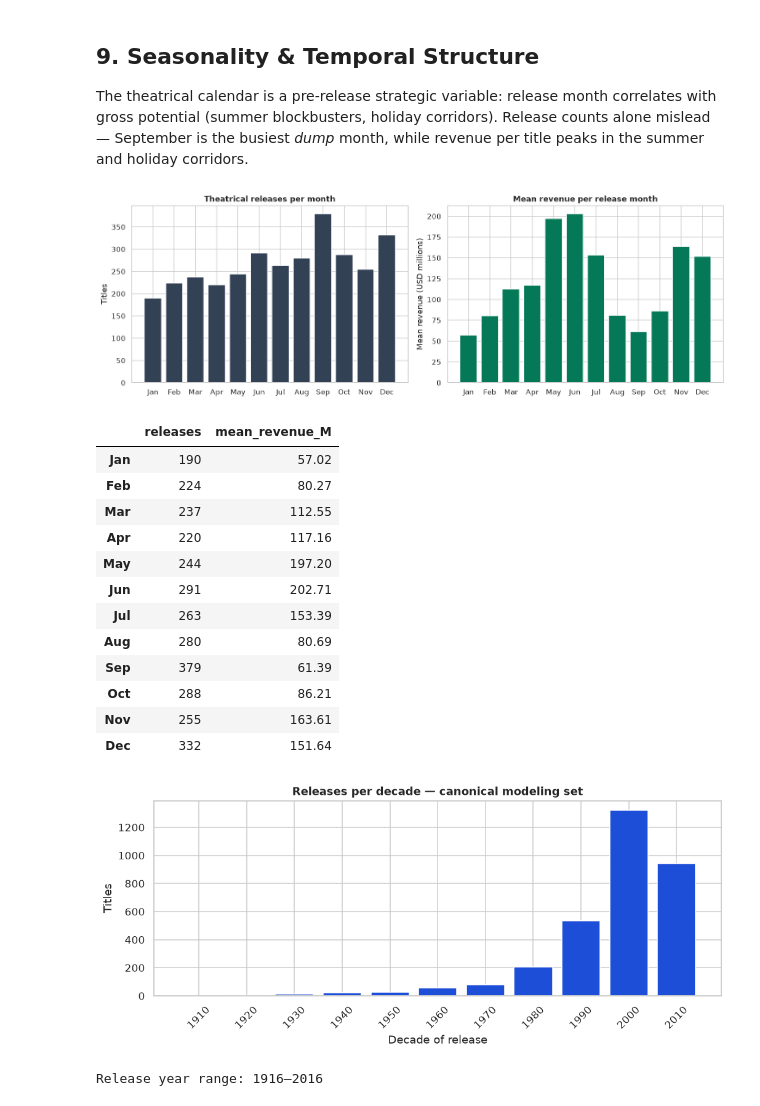
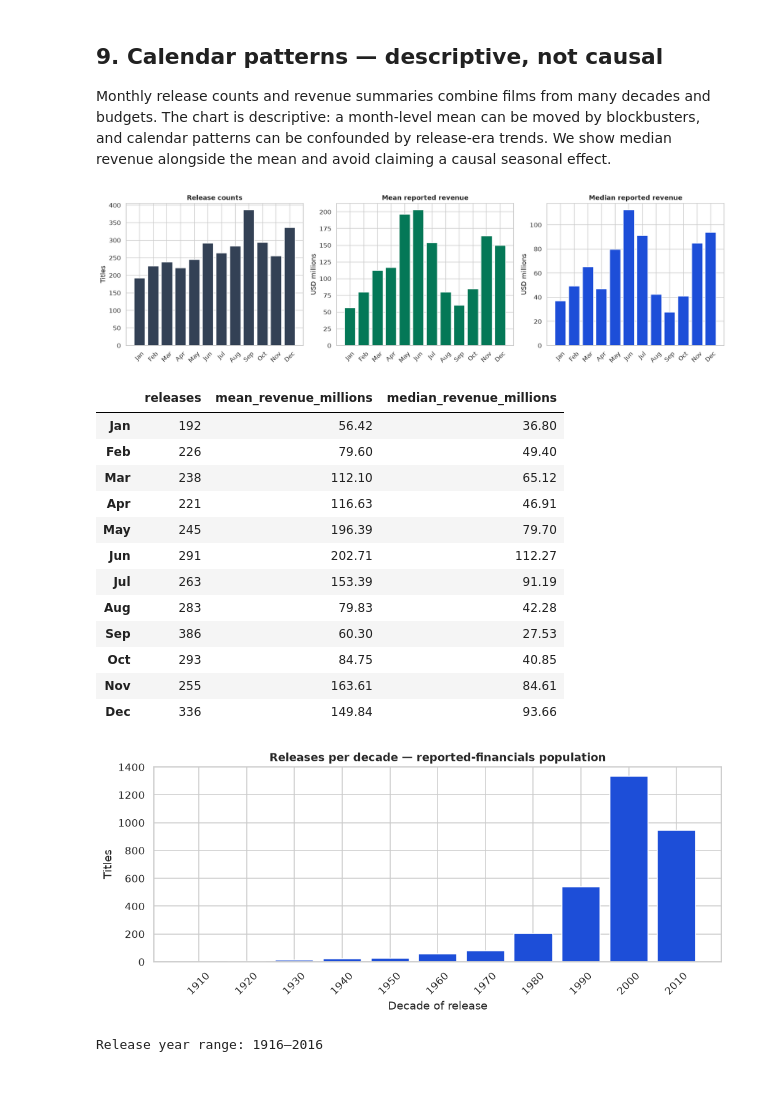
Before and after one commit to andreisugu/greenlight-ml, a Jupyter notebook: notebooks/01_exploratory_data_analysis.ipynb, the cells around one changed output. Cells and saved outputs as stored; diff of their text form; code cells hidden in the pictures.

```diff
--- a/notebooks/01_exploratory_data_analysis.ipynb
+++ b/notebooks/01_exploratory_data_analysis.ipynb
@@ -116,7 +90,9 @@ audit_stage1
 # %%
-df_theatrical = filter_clean_theatrical(df_raw)
-print('Stage 1 — theatrical-sample filter (budget > 0 AND revenue > 0):')
-print(f'  {n_raw:,} raw titles − {incomplete:,} incomplete ({incomplete / n_raw * 100:.2f}%) = {len(df_theatrical):,} commercially reported films')
-print(f'  Status audit inside the theatrical sample: {(df_theatrical["status"] != "Released").sum()} non-Released title(s) retained (has reported gross).')
-df_theatrical['status'].value_counts().to_frame('titles')
+df_reported = filter_reported_financials(df_raw)
+missing_or_nonpositive = len(df_raw) - len(df_reported)
+print('Primary population rule: budget > 0 and revenue > 0, both finite.')
+print(f'{len(df_raw):,} raw rows − {missing_or_nonpositive:,} excluded = {len(df_reported):,} rows with reported positive financials.')
+print('This rule does not establish release channel or commercial failure for excluded rows.')
+print('Status values among retained rows:')
+df_reported['status'].value_counts(dropna=False).to_frame('rows')
 # %% [output]
@@ -401,43 +383,45 @@ plt.show()
 # %% [markdown]
-## 9. Seasonality & Temporal Structure
+## 9. Calendar patterns — descriptive, not causal
 
-The theatrical calendar is a pre-release strategic variable: release month correlates with
-gross potential (summer blockbusters, holiday corridors). Release counts alone mislead —
-September is the busiest *dump* month, while revenue per title peaks in the summer and
-holiday corridors.
+Monthly release counts and revenue summaries combine films from many decades and budgets. The chart is descriptive: a month-level mean can be moved by blockbusters, and calendar patterns can be confounded by release-era trends. We show median revenue alongside the mean and avoid claiming a causal seasonal effect.
 # %%
-temporal = df_model.copy()
+temporal = df_reported.copy()
 temporal['release_month'] = pd.to_datetime(temporal['release_date'], errors='coerce').dt.month
-monthly = temporal.groupby('release_month').agg(releases=('title', 'count'), mean_revenue=('revenue', 'mean'))
+monthly = temporal.groupby('release_month').agg(
+    releases=('title', 'count'),
+    mean_revenue=('revenue', 'mean'),
+    median_revenue=('revenue', 'median'),
+)
 month_names = ['Jan', 'Feb', 'Mar', 'Apr', 'May', 'Jun', 'Jul', 'Aug', 'Sep', 'Oct', 'Nov', 'Dec']
 monthly.index = month_names
-
-fig, axes = plt.subplots(1, 2, figsize=(13.5, 4.6))
+fig, axes = plt.subplots(1, 3, figsize=(16, 4.6))
 axes[0].bar(monthly.index, monthly['releases'], color='#334155')
-axes[0].set_title('Theatrical releases per month'); axes[0].set_ylabel('Titles')
+axes[0].set_title('Release counts'); axes[0].set_ylabel('Titles')
 axes[1].bar(monthly.index, monthly['mean_revenue'] / 1e6, color='#047857')
-axes[1].set_title('Mean revenue per release month')
-axes[1].set_ylabel('Mean revenue (USD millions)')
+axes[1].set_title('Mean reported revenue'); axes[1].set_ylabel('USD millions')
+axes[2].bar(monthly.index, monthly['median_revenue'] / 1e6, color='#1d4ed8')
+axes[2].set_title('Median reported revenue'); axes[2].set_ylabel('USD millions')
+for ax in axes: ax.tick_params(axis='x', rotation=45)
 plt.tight_layout(); plt.show()
-
-monthly_out = monthly.copy()
-monthly_out['mean_revenue_M'] = monthly_out['mean_revenue'] / 1e6
-monthly_out.drop(columns='mean_revenue')
+monthly.assign(
+    mean_revenue_millions=monthly['mean_revenue'] / 1e6,
+    median_revenue_millions=monthly['median_revenue'] / 1e6,
+).drop(columns=['mean_revenue', 'median_revenue'])
 # %% [output]
-[figure, old version]
+[figure, new version]
-|  | releases | mean_revenue_M |
-| Jan | 190 | 57.02 |
-| Feb | 224 | 80.27 |
-| Mar | 237 | 112.55 |
-| Apr | 220 | 117.16 |
-| May | 244 | 197.20 |
-| Jun | 291 | 202.71 |
-| Jul | 263 | 153.39 |
-| Aug | 280 | 80.69 |
-| Sep | 379 | 61.39 |
-| Oct | 288 | 86.21 |
-| Nov | 255 | 163.61 |
-| Dec | 332 | 151.64 |
+|  | releases | mean_revenue_millions | median_revenue_millions |
+| Jan | 192 | 56.42 | 36.80 |
+| Feb | 226 | 79.60 | 49.40 |
+| Mar | 238 | 112.10 | 65.12 |
+| Apr | 221 | 116.63 | 46.91 |
+| May | 245 | 196.39 | 79.70 |
+| Jun | 291 | 202.71 | 112.27 |
+| Jul | 263 | 153.39 | 91.19 |
+| Aug | 283 | 79.83 | 42.28 |
+| Sep | 386 | 60.30 | 27.53 |
+| Oct | 293 | 84.75 | 40.85 |
+| Nov | 255 | 163.61 | 84.61 |
+| Dec | 336 | 149.84 | 93.66 |
 # %%
 temporal['release_year'] = pd.to_datetime(temporal['release_date'], errors='coerce').dt.year
 decade = (temporal['release_year'] // 10 * 10).astype('Int64')
@@ -445,12 +429,12 @@ decade_counts = decade.value_counts().sort_index()
 
 fig, ax = plt.subplots(figsize=(9.5, 4.2))
 ax.bar(decade_counts.index.astype(str), decade_counts.values, color='#1d4ed8')
-ax.set_title('Releases per decade — canonical modeling set')
+ax.set_title('Releases per decade — reported-financials population')
 ax.set_xlabel('Decade of release'); ax.set_ylabel('Titles')
 plt.xticks(rotation=45)
 plt.tight_layout(); plt.show()
 print(f'Release year range: {int(temporal["release_year"].min())}–{int(temporal["release_year"].max())}')
 # %% [output]
-[figure, old version]
+[figure, new version]
 Release year range: 1916–2016
 # %% [markdown]
```
Also changed, not shown: parts of 25 cells of this notebook, 15 other files.
